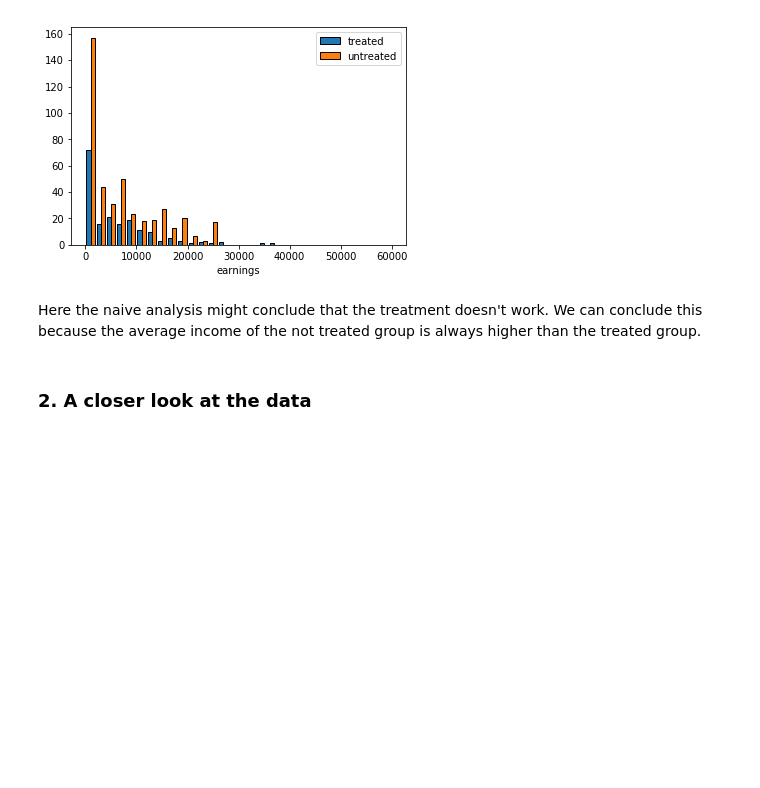
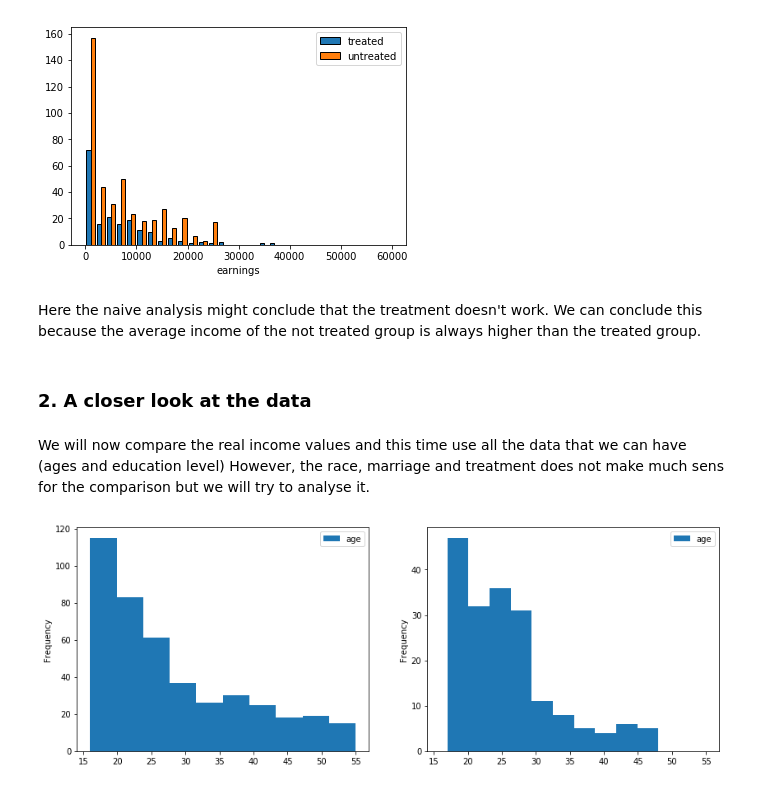
Before and after one commit to IsaacLeimgruber/ADA_labs_repo, a Jupyter notebook: 04 - Applied ML/HW04_Kevin.ipynb, the cells around one changed output. Drawn from its saved outputs; the diff is of its cells as text; code cells hidden in the pictures; blank space fills up the shorter version.

```diff
--- a/04 - Applied ML/HW04_Kevin.ipynb
+++ b/04 - Applied ML/HW04_Kevin.ipynb
@@ -131,3 +131,16 @@ make_comparative_histogram(treated_df, ntreated_df, 're78', bins_, 'earnings', [
 Here the naive analysis might conclude that the treatment doesn't work. We can conclude this because the average income of the not treated group is always higher than the treated group.
 # %% [markdown]
 ### 2. A closer look at the data
+# %% [markdown]
+We will now compare the real income values and this time use all the data that we can have (ages and education level) However, the race, marriage and treatment does not make much sens for the comparison but we will try to analyse it.
+# %%
+def shared_plot_by(col,plot_kind):
+    fig, axs = plt.subplots(1, 2, figsize=(14,5), sharex=True)
+    ntreated_df.plot(y=[col], kind=plot_kind, ax=axs[0])
+    treated_df.plot(y=[col], kind=plot_kind, ax=axs[1])
+    plt.show()
+# %%
+# First we can compare them by age
+shared_plot_by('age', 'hist')
+# %% [output]
+[figure, added]
```
Also changed, not shown: parts of 9 cells of this notebook.
